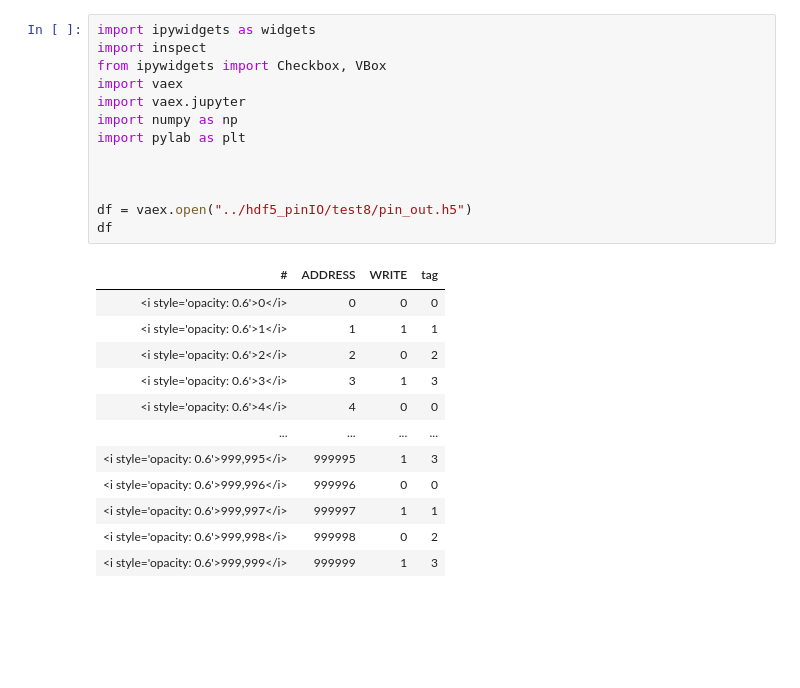
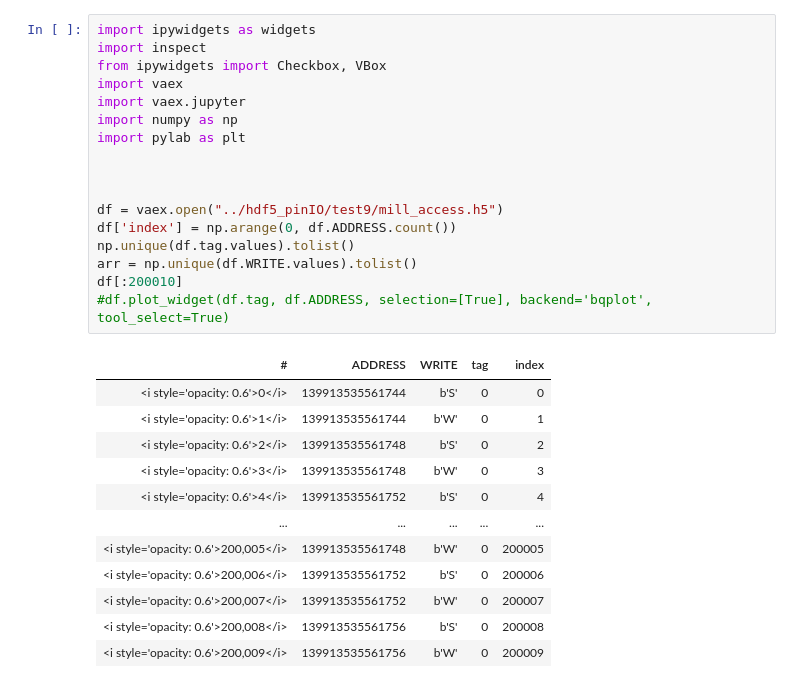
Before and after one commit to NVSL/CSE141pp-Tool-Moneta, a Jupyter notebook: selector-test/Selectors.ipynb, the cells around one changed output. Saved outputs shown, nothing was run; the diff lists cells and outputs as text; blank space fills up the shorter version.

```diff
--- a/selector-test/Selectors.ipynb
+++ b/selector-test/Selectors.ipynb
@@ -96,26 +143,30 @@ HBox(children=(VBox(children=(Checkbox(value=True, description='Hardcoded Tag 1'
 # %%
 import ipywidgets as widgets
 import inspect
 from ipywidgets import Checkbox, VBox
 import vaex
 import vaex.jupyter
 import numpy as np
 import pylab as plt
 
 
 
-df = vaex.open("../hdf5_pinIO/test8/pin_out.h5")
-df
+df = vaex.open("../hdf5_pinIO/test9/mill_access.h5")
+df['index'] = np.arange(0, df.ADDRESS.count())
+np.unique(df.tag.values).tolist()
+arr = np.unique(df.WRITE.values).tolist()
+df[:200010]
+#df.plot_widget(df.tag, df.ADDRESS, selection=[True], backend='bqplot', tool_select=True)
 # %% [output]
-| # | ADDRESS | WRITE | tag |
-| <i style='opacity: 0.6'>0</i> | 0 | 0 | 0 |
-| <i style='opacity: 0.6'>1</i> | 1 | 1 | 1 |
-| <i style='opacity: 0.6'>2</i> | 2 | 0 | 2 |
-| <i style='opacity: 0.6'>3</i> | 3 | 1 | 3 |
-| <i style='opacity: 0.6'>4</i> | 4 | 0 | 0 |
-| ... | ... | ... | ... |
-| <i style='opacity: 0.6'>999,995</i> | 999995 | 1 | 3 |
-| <i style='opacity: 0.6'>999,996</i> | 999996 | 0 | 0 |
-| <i style='opacity: 0.6'>999,997</i> | 999997 | 1 | 1 |
-| <i style='opacity: 0.6'>999,998</i> | 999998 | 0 | 2 |
-| <i style='opacity: 0.6'>999,999</i> | 999999 | 1 | 3 |
+| # | ADDRESS | WRITE | tag | index |
+| <i style='opacity: 0.6'>0</i> | 139913535561744 | b'S' | 0 | 0 |
+| <i style='opacity: 0.6'>1</i> | 139913535561744 | b'W' | 0 | 1 |
+| <i style='opacity: 0.6'>2</i> | 139913535561748 | b'S' | 0 | 2 |
+| <i style='opacity: 0.6'>3</i> | 139913535561748 | b'W' | 0 | 3 |
+| <i style='opacity: 0.6'>4</i> | 139913535561752 | b'S' | 0 | 4 |
+| ... | ... | ... | ... | ... |
+| <i style='opacity: 0.6'>200,005</i> | 139913535561748 | b'W' | 0 | 200005 |
+| <i style='opacity: 0.6'>200,006</i> | 139913535561752 | b'S' | 0 | 200006 |
+| <i style='opacity: 0.6'>200,007</i> | 139913535561752 | b'W' | 0 | 200007 |
+| <i style='opacity: 0.6'>200,008</i> | 139913535561756 | b'S' | 0 | 200008 |
+| <i style='opacity: 0.6'>200,009</i> | 139913535561756 | b'W' | 0 | 200009 |
```
Also changed, not shown: parts of 3 cells of this notebook.
